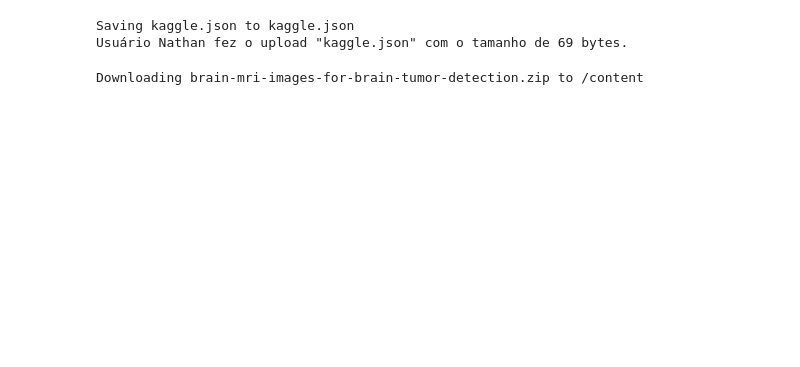
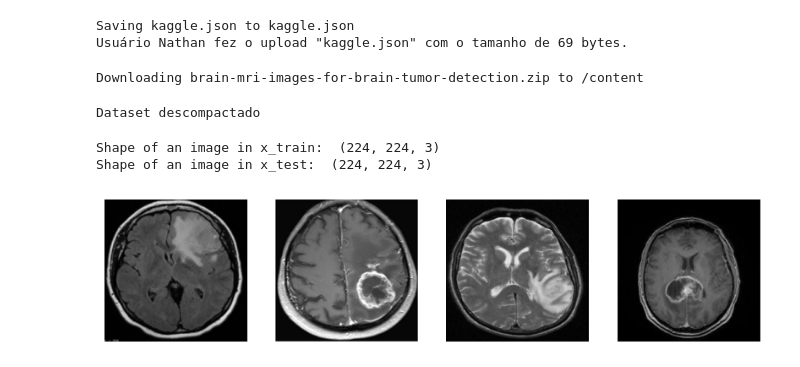
Before and after one commit to Nathan-Nicolau/RedesNeuraisTCC, a Jupyter notebook: InceptionV3.ipynb, the cells around one changed output. Cells and saved outputs as stored; diff of their text form; code cells hidden in the pictures; blank space fills up the shorter version.

```diff
--- a/InceptionV3.ipynb
+++ b/InceptionV3.ipynb
@@ -23,3 +24,13 @@ Usuário Nathan fez o upload "kaggle.json" com o tamanho de 69 bytes.
 !kaggle datasets download -d navoneel/brain-mri-images-for-brain-tumor-detection
 # %% [output]
 Downloading brain-mri-images-for-brain-tumor-detection.zip to /content
+# %%
+#Descompactando
+from zipfile import ZipFile
+nome_arquivo = "/content/brain-mri-images-for-brain-tumor-detection.zip"
+
+with ZipFile(nome_arquivo,'r') as zip:
+  zip.extractall()
+  print("Dataset descompactado")
+# %% [output]
+Dataset descompactado
@@ -25,0 +43,28 @@ Downloading brain-mri-images-for-brain-tumor-detection.zip to /content
+# %%
+os.chdir('/content/yes')
+x = []
+y = []
+
+for i in tqdm(os.listdir()):
+  img = cv2.imread(i)
+  img = cv2.resize(img,(224,224))
+  x.append(img)
+  y.append((i[0:1]))
+
+os.chdir('/content/no')
+for i in tqdm(os.listdir()):
+  img = cv2.imread(i)
+  img = cv2.resize(img,(224,224))
+  x.append(img)
+
+for i in range(1,99):
+  y.append('N')
+# %%
+from sklearn import preprocessing
+from sklearn.model_selection import train_test_split
+x_train, x_test,y_train, y_test = train_test_split(x,y, test_size=0.33, random_state=42)
+print("Shape of an image in x_train: ",x_train[0].shape)
+print("Shape of an image in x_test: ",x_test[0].shape)
+# %% [output]
+Shape of an image in x_train:  (224, 224, 3)
+Shape of an image in x_test:  (224, 224, 3)
@@ -25,0 +82,12 @@ Downloading brain-mri-images-for-brain-tumor-detection.zip to /content
+# %%
+%matplotlib inline
+import matplotlib.pyplot as plt
+plt.figure(figsize=(10,10))
+
+for i in range(4):
+  plt.subplot(1,4,i+1)
+  plt.imshow(x[i],cmap='gray')
+  plt.axis('off')
+plt.show()
+# %% [output]
+[figure, added]
```
Also changed, not shown: parts of 6 cells of this notebook.
